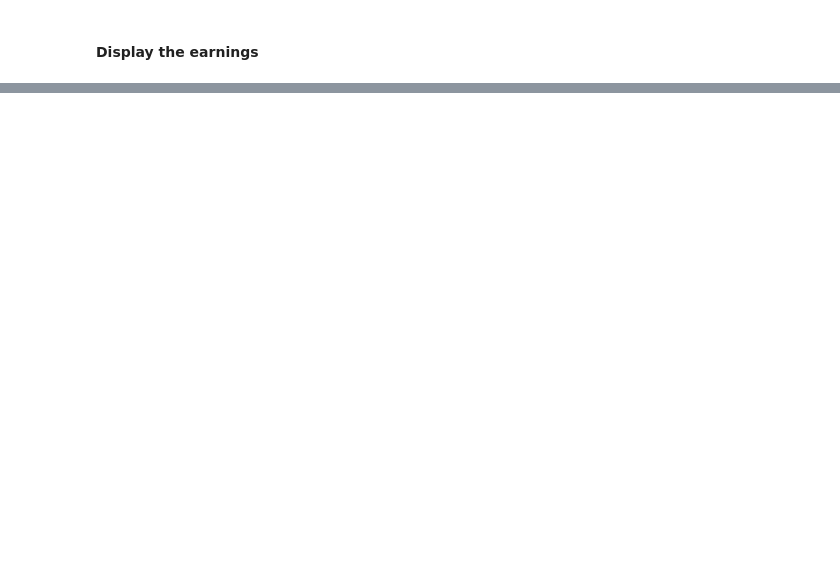
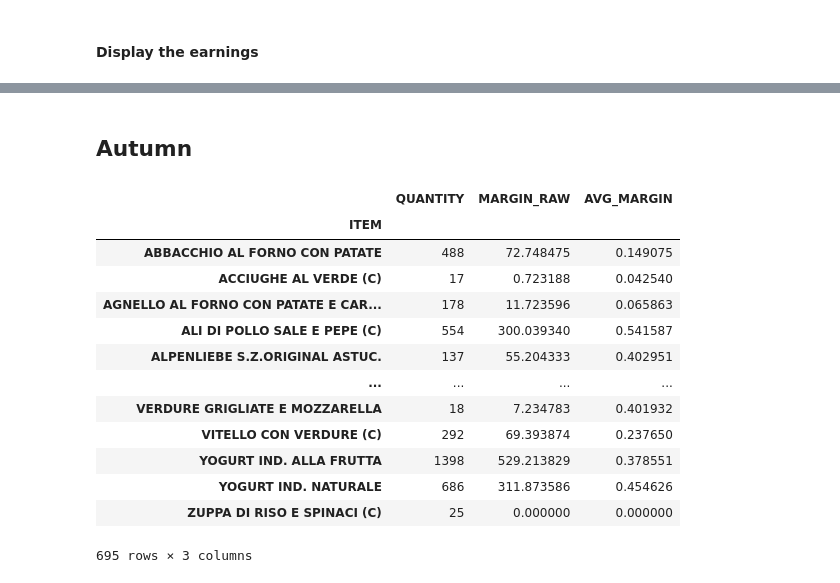
Before and after one commit to IgalKF/Academy.DataScience.MenuOptimization, a Jupyter notebook: ItalyMenu.ipynb, the cells around one changed output, grey strips where cells are left out. Cells and saved outputs as stored; diff of their text form; code cells hidden in the pictures; blank space fills up the shorter version.

```diff
--- a/ItalyMenu.ipynb
+++ b/ItalyMenu.ipynb
@@ -411,0 +505,21 @@ seasonal_df.groupby(['SALES_TIER_SEASON','WEEKEND_SALE']).agg({'EARNINGS':'sum'}
+# %% [markdown]
+## Autumn
+# %%
+autumn_avg_items_df = food_df[food_df['Seasons'] == 'Autumn'].groupby(['ITEM']).agg({'QUANTITY':sum, 'MARGIN_RAW':sum})
+autumn_avg_items_df['AVG_MARGIN'] = autumn_avg_items_df['MARGIN_RAW'] / autumn_avg_items_df['QUANTITY']
+autumn_avg_items_df
+# %% [output]
+|  | QUANTITY | MARGIN_RAW | AVG_MARGIN |
+| ITEM |  |  |  |
+| ABBACCHIO AL FORNO CON PATATE | 488 | 72.748475 | 0.149075 |
+| ACCIUGHE AL VERDE (C) | 17 | 0.723188 | 0.042540 |
+| AGNELLO AL FORNO CON PATATE E CAR... | 178 | 11.723596 | 0.065863 |
+| ALI DI POLLO SALE E PEPE (C) | 554 | 300.039340 | 0.541587 |
+| ALPENLIEBE S.Z.ORIGINAL ASTUC. | 137 | 55.204333 | 0.402951 |
+| ... | ... | ... | ... |
+| VERDURE GRIGLIATE E MOZZARELLA | 18 | 7.234783 | 0.401932 |
+| VITELLO CON VERDURE (C) | 292 | 69.393874 | 0.237650 |
+| YOGURT IND. ALLA FRUTTA | 1398 | 529.213829 | 0.378551 |
+| YOGURT IND. NATURALE | 686 | 311.873586 | 0.454626 |
+| ZUPPA DI RISO E SPINACI (C) | 25 | 0.000000 | 0.000000 |
+695 rows × 3 columns
```
Also changed, not shown: parts of 27 cells of this notebook.
